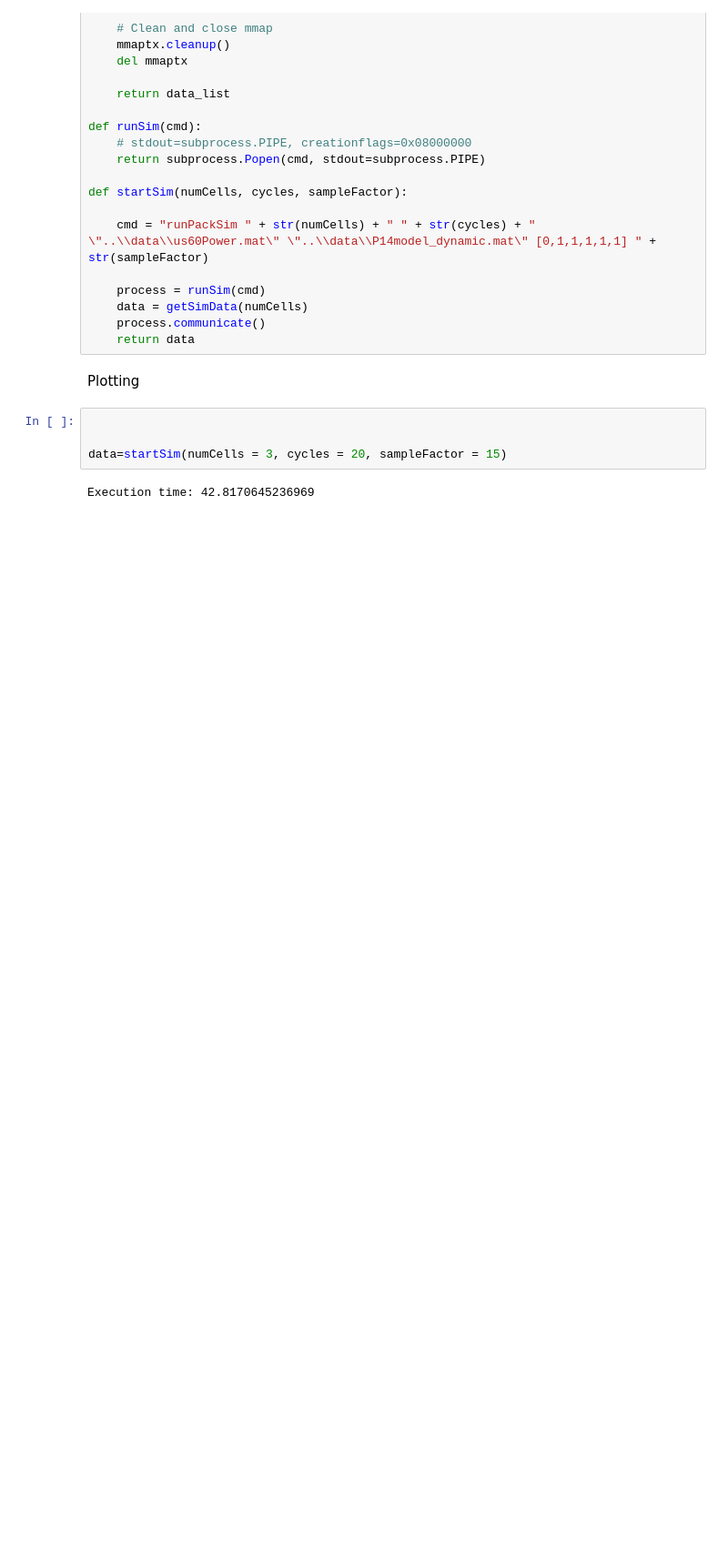
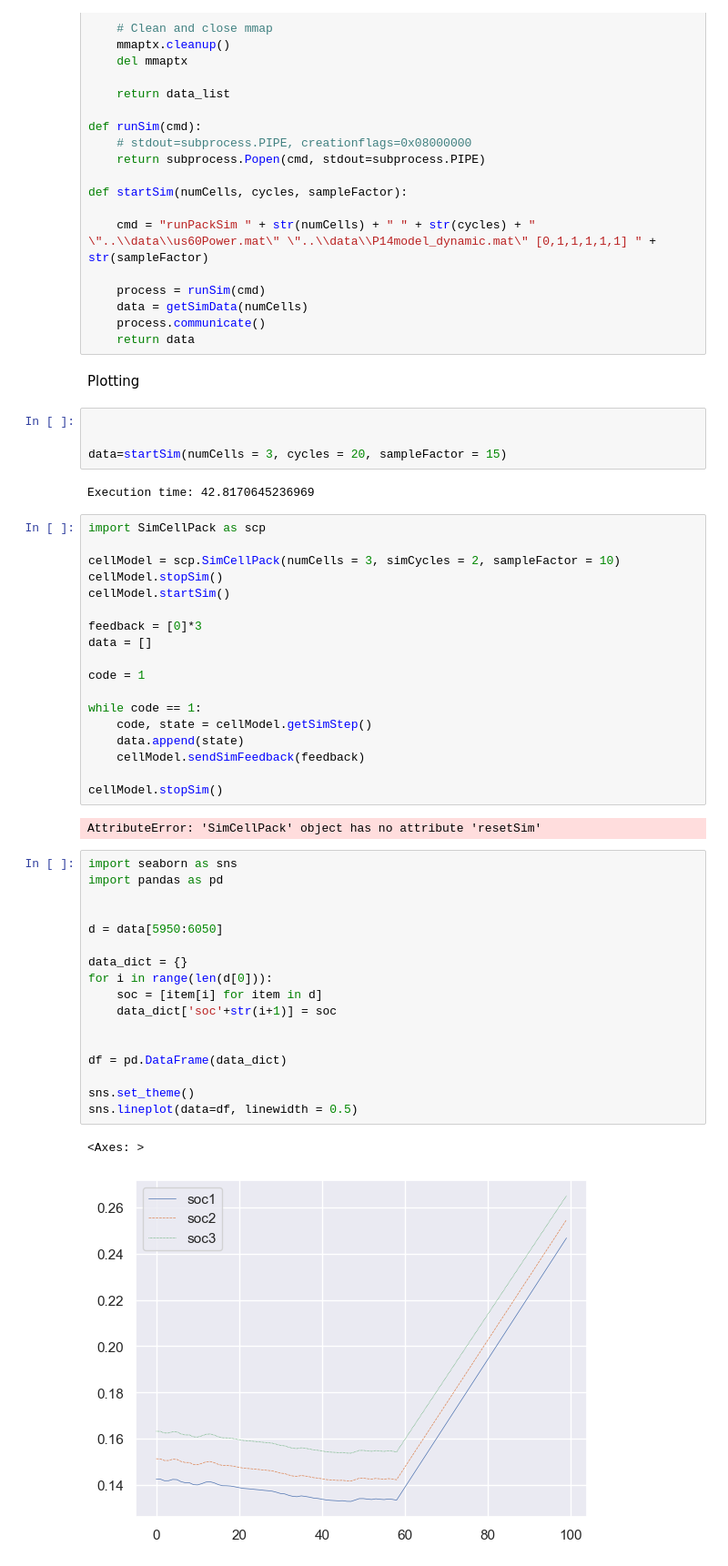
Before and after one commit to giomazzolo/rl_balancing, a Jupyter notebook: battery-modeling/Step 3. Simulation/interface.ipynb, the cells around one changed output. Shown: that part at 91% size. Saved outputs shown, nothing was run; the diff lists cells and outputs as text; blank space fills up the shorter version.

Commit message:
Added cell model interfacing for RL model training, added cell model simulation to RL model training environment

```diff
--- a/battery-modeling/Step 3. Simulation/interface.ipynb
+++ b/battery-modeling/Step 3. Simulation/interface.ipynb
@@ -318,6 +318,46 @@ Plotting
 data=startSim(numCells = 3, cycles = 20, sampleFactor = 15)
 # %% [output]
 Execution time: 42.8170645236969
+# %%
+import SimCellPack as scp
+
+cellModel = scp.SimCellPack(numCells = 3, simCycles = 2, sampleFactor = 10)
+cellModel.stopSim()
+cellModel.startSim()
+
+feedback = [0]*3
+data = []
+
+code = 1
+
+while code == 1:
+    code, state = cellModel.getSimStep()
+    data.append(state)
+    cellModel.sendSimFeedback(feedback)
+
+cellModel.stopSim()
+# %% [output]
+AttributeError: 'SimCellPack' object has no attribute 'resetSim'
+# %%
+import seaborn as sns
+import pandas as pd
+
+
+d = data[5950:6050]
+
+data_dict = {}
+for i in range(len(d[0])):
+    soc = [item[i] for item in d]
+    data_dict['soc'+str(i+1)] = soc
+
+
+df = pd.DataFrame(data_dict)
+
+sns.set_theme()
+sns.lineplot(data=df, linewidth = 0.5)
+# %% [output]
+<Axes: >
+[figure, added]
 # %%
 import seaborn as sns
 import pandas as pd
```
Also changed, not shown: parts of 2 cells of this notebook, 6 other files.
